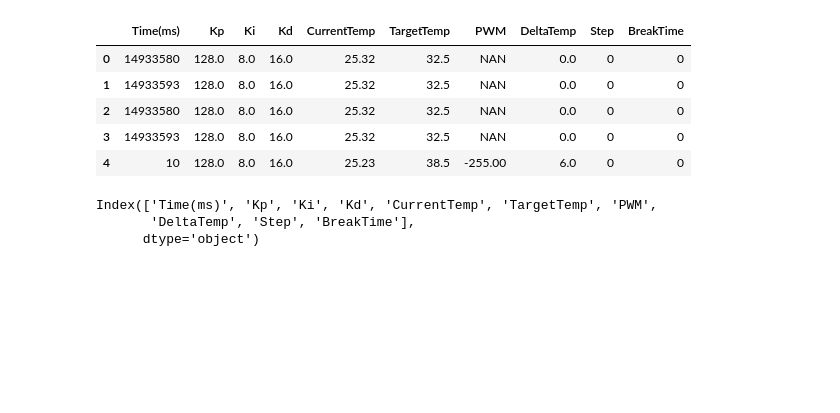
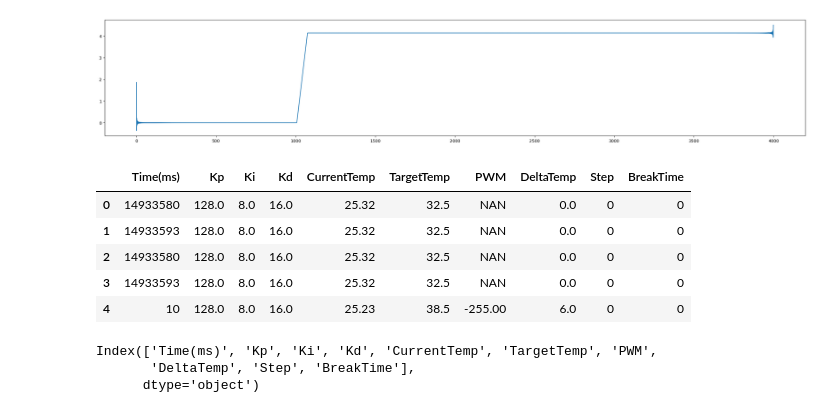
Before and after one commit to Kangsuyeon01/vib-thermal, a Jupyter notebook: play_signal/calibrated_signal.ipynb, the cells around one changed output. Saved outputs shown, nothing was run; the diff lists cells and outputs as text; code cells hidden in the pictures; blank space fills up the shorter version.

```diff
--- a/play_signal/calibrated_signal.ipynb
+++ b/play_signal/calibrated_signal.ipynb
@@ -76,3 +119,9 @@ vib_signal_result,  duration = generate_signal(vib_amp, vib_freq, duration=10.0)
+# %%
+plt.figure(figsize=(30, 5))
+plt.plot(thermal_sampled)
+plt.show()
+# %% [output]
+[figure, added]
 # %%
 
 df = pd.read_csv('arduino_log_1743581095.csv')
```
Also changed, not shown: parts of 5 cells of this notebook, 6 other files.
